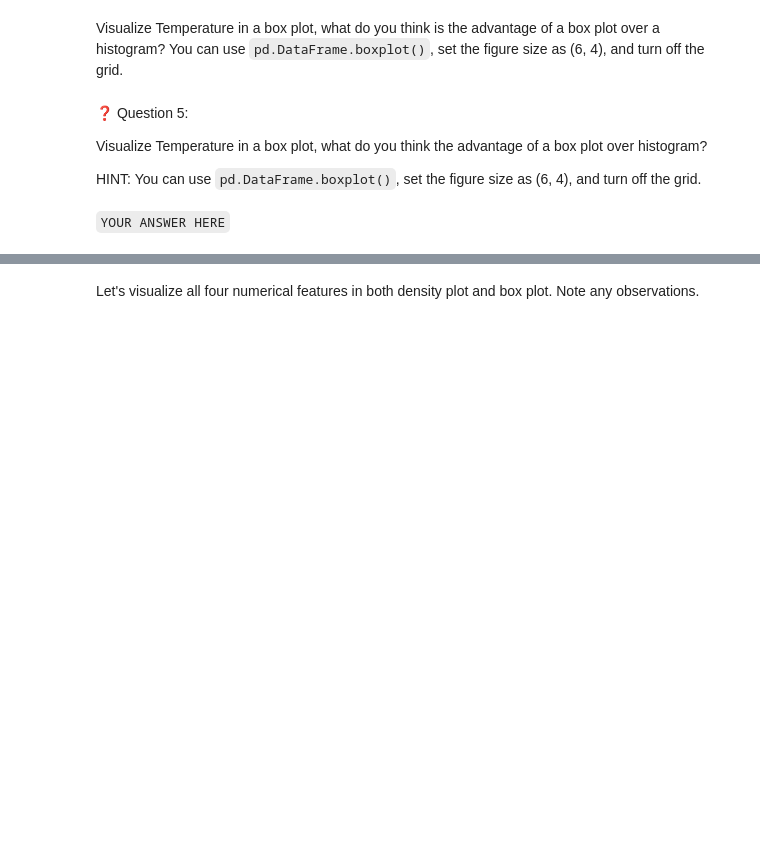
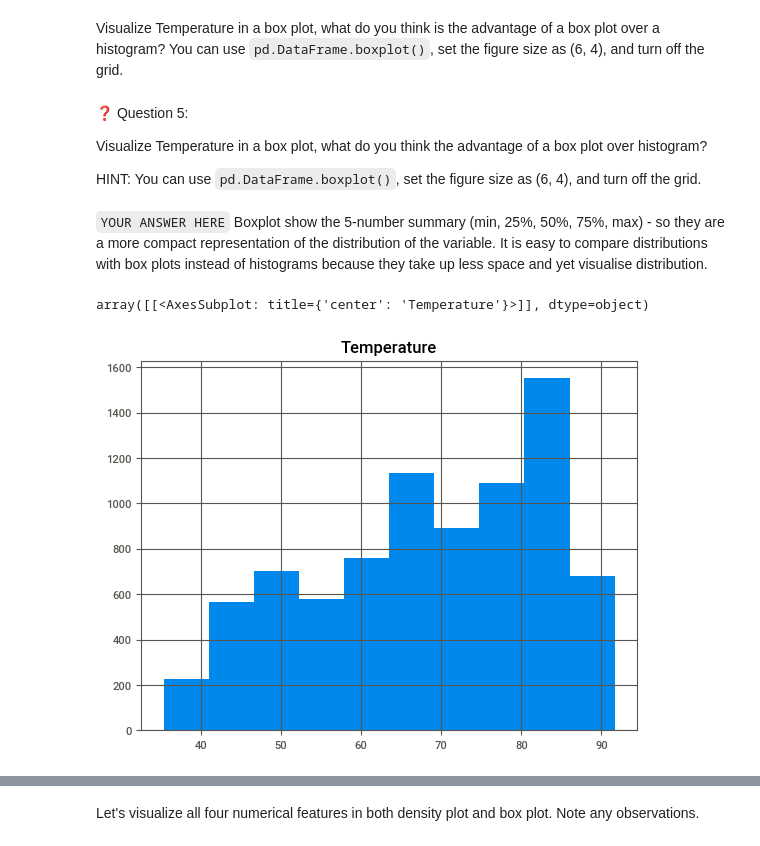
Before and after one commit to rnirms/MLE-10, a Jupyter notebook: assignments/week-04-data-eng-airflow/nb/walmart-sales-data.ipynb, the cells around one changed output, grey strips where cells are left out. Saved outputs shown, nothing was run; the diff lists cells and outputs as text; code cells hidden in the pictures; blank space fills up the shorter version.

```diff
--- a/assignments/week-04-data-eng-airflow/nb/walmart-sales-data.ipynb
+++ b/assignments/week-04-data-eng-airflow/nb/walmart-sales-data.ipynb
@@ -286,5 +475,5 @@ After communicating your findings, the stakeholders confirm that you can remove
 Now remove them from the training dataset.
 # %%
 mask = df_train[target] > 0
-df_train = # YOUR CODE HERE
+df_train = df_train[mask]# YOUR CODE HERE
 df_train.shape # Expected Output: (8182, 19)
@@ -308,5 +519,11 @@ Visualize Temperature in a box plot, what do you think the advantage of a box pl
 HINT: You can use `pd.DataFrame.boxplot()`, set the figure size as (6, 4), and turn off the grid.
 # %% [markdown]
 `YOUR ANSWER HERE`
+Boxplot show the 5-number summary (min, 25%, 50%, 75%, max) - so they are a more compact representation of the distribution of the variable. It is easy to compare distributions with box plots instead of histograms because they take up less space and yet visualise distribution.
+# %%
+df_train.hist(column=['Temperature'])
+# %% [output]
+array([[<AxesSubplot: title={'center': 'Temperature'}>]], dtype=object)
+[figure, added]
 # %%
 # YOUR CODE HERE
```
Also changed, not shown: parts of 60 cells of this notebook, 3 other files.
